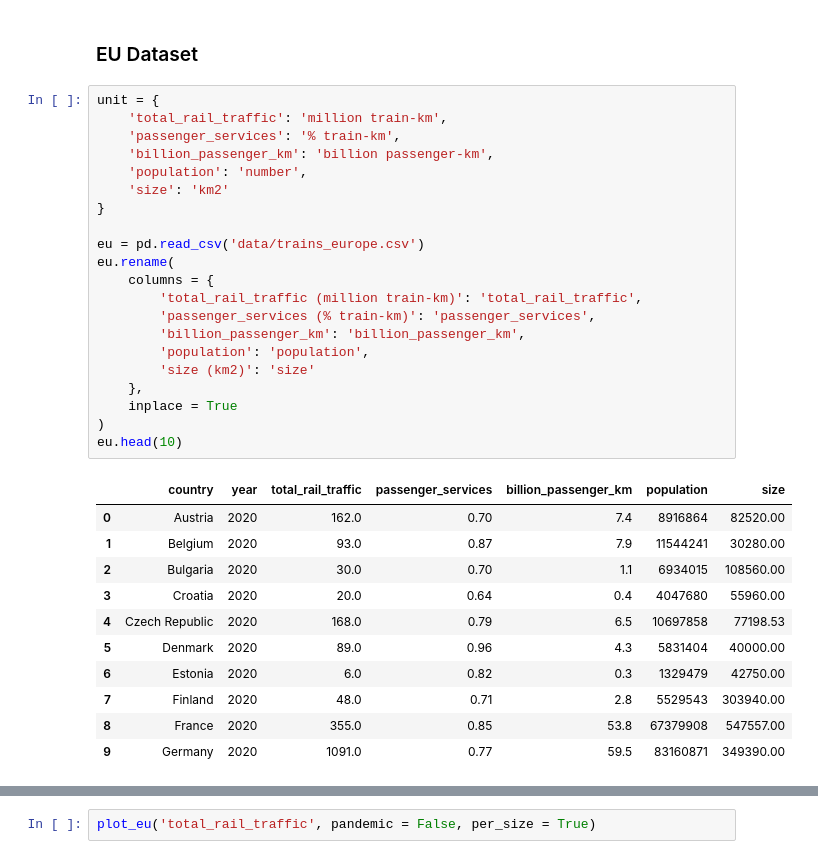
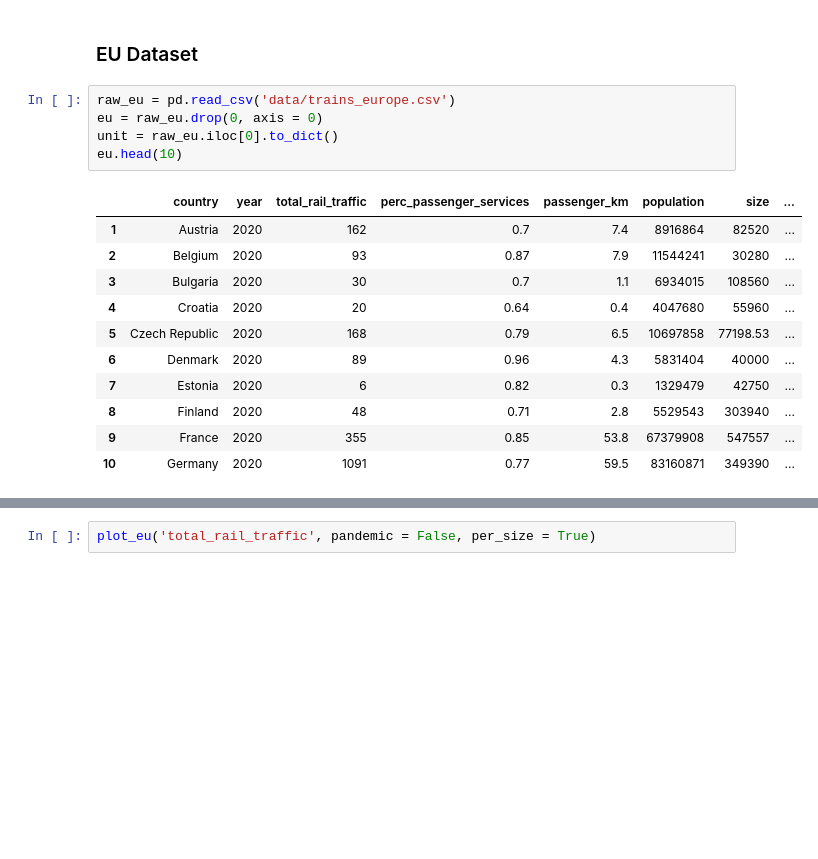
Before and after one commit to Jheim12/CAPP30239_FA22, a Jupyter notebook: EDA.ipynb, the cells around one changed output, grey strips where cells are left out. Drawn from its saved outputs; the diff is of its cells as text; blank space fills up the shorter version.

```diff
--- a/EDA.ipynb
+++ b/EDA.ipynb
@@ -6,36 +6,20 @@ import pandas as pd
 import matplotlib.pyplot as plt
 # %% [markdown]
 ### EU Dataset
-# %%
-unit = {
-    'total_rail_traffic': 'million train-km',
-    'passenger_services': '% train-km',
-    'billion_passenger_km': 'billion passenger-km',
-    'population': 'number',
-    'size': 'km2'
-}
-
-eu = pd.read_csv('data/trains_europe.csv')
-eu.rename(
-    columns = {
-        'total_rail_traffic (million train-km)': 'total_rail_traffic',
-        'passenger_services (% train-km)': 'passenger_services',
-        'billion_passenger_km': 'billion_passenger_km',
-        'population': 'population',
-        'size (km2)': 'size'
-    },
-    inplace = True
-)
-eu.head(10)
-# %% [output]
-|  | country | year | total_rail_traffic | passenger_services | billion_passenger_km | population | size |
-| 0 | Austria | 2020 | 162.0 | 0.70 | 7.4 | 8916864 | 82520.00 |
-| 1 | Belgium | 2020 | 93.0 | 0.87 | 7.9 | 11544241 | 30280.00 |
-| 2 | Bulgaria | 2020 | 30.0 | 0.70 | 1.1 | 6934015 | 108560.00 |
-| 3 | Croatia | 2020 | 20.0 | 0.64 | 0.4 | 4047680 | 55960.00 |
-| 4 | Czech Republic | 2020 | 168.0 | 0.79 | 6.5 | 10697858 | 77198.53 |
-| 5 | Denmark | 2020 | 89.0 | 0.96 | 4.3 | 5831404 | 40000.00 |
-| 6 | Estonia | 2020 | 6.0 | 0.82 | 0.3 | 1329479 | 42750.00 |
-| 7 | Finland | 2020 | 48.0 | 0.71 | 2.8 | 5529543 | 303940.00 |
-| 8 | France | 2020 | 355.0 | 0.85 | 53.8 | 67379908 | 547557.00 |
-| 9 | Germany | 2020 | 1091.0 | 0.77 | 59.5 | 83160871 | 349390.00 |
+# %%
+raw_eu = pd.read_csv('data/trains_europe.csv')
+eu = raw_eu.drop(0, axis = 0)
+unit = raw_eu.iloc[0].to_dict()
+eu.head(10)
+# %% [output]
+|  | country | year | total_rail_traffic | perc_passenger_services | passenger_km | population | size | ... |
+| 1 | Austria | 2020 | 162 | 0.7 | 7.4 | 8916864 | 82520 | ... |
+| 2 | Belgium | 2020 | 93 | 0.87 | 7.9 | 11544241 | 30280 | ... |
+| 3 | Bulgaria | 2020 | 30 | 0.7 | 1.1 | 6934015 | 108560 | ... |
+| 4 | Croatia | 2020 | 20 | 0.64 | 0.4 | 4047680 | 55960 | ... |
+| 5 | Czech Republic | 2020 | 168 | 0.79 | 6.5 | 10697858 | 77198.53 | ... |
+| 6 | Denmark | 2020 | 89 | 0.96 | 4.3 | 5831404 | 40000 | ... |
+| 7 | Estonia | 2020 | 6 | 0.82 | 0.3 | 1329479 | 42750 | ... |
+| 8 | Finland | 2020 | 48 | 0.71 | 2.8 | 5529543 | 303940 | ... |
+| 9 | France | 2020 | 355 | 0.85 | 53.8 | 67379908 | 547557 | ... |
+| 10 | Germany | 2020 | 1091 | 0.77 | 59.5 | 83160871 | 349390 | ... |
```
Also changed, not shown: parts of 3 cells of this notebook, 3 other files.
